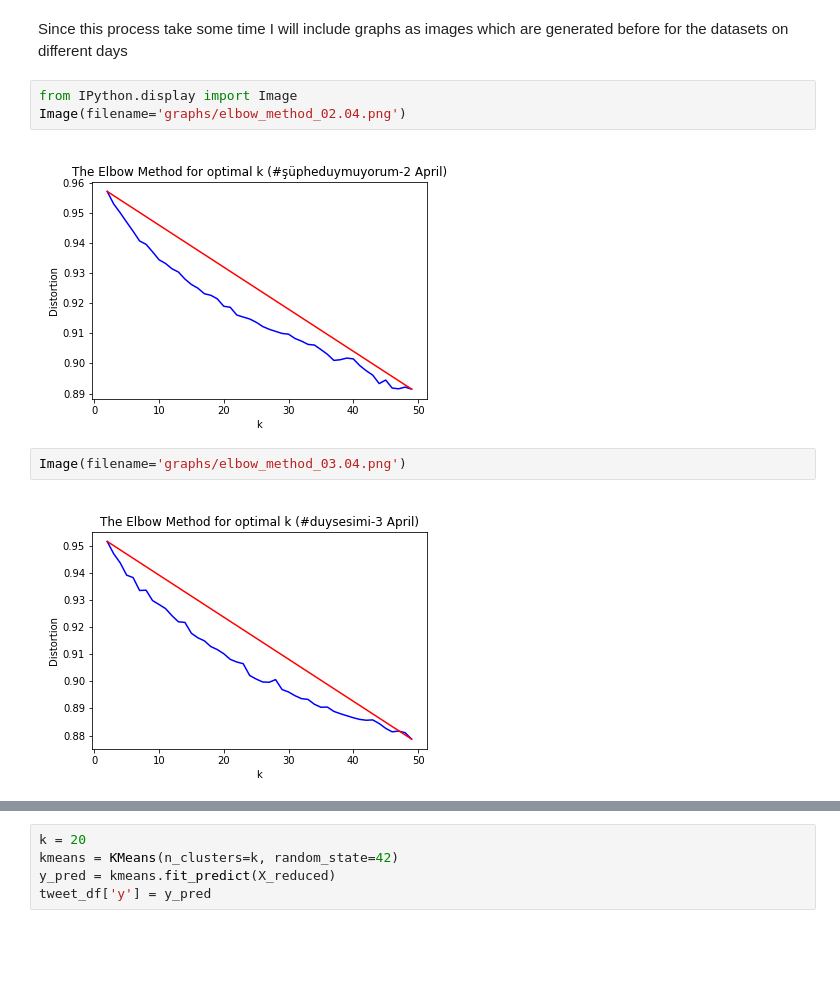
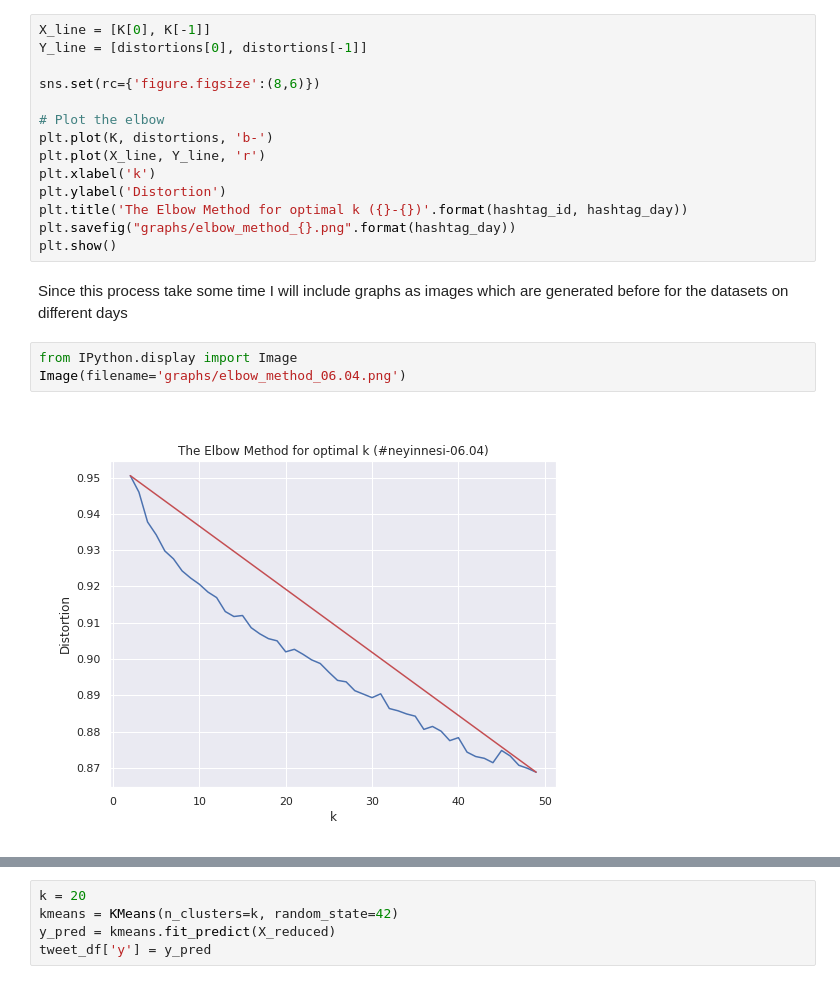
Before and after one commit to kemaltulum/hack-covid-with-nlp, a Jupyter notebook: notebooks/tweetAnalysisReport.ipynb, the cells around one changed output, grey strips where cells are left out. Saved outputs shown, nothing was run; the diff lists cells and outputs as text; blank space fills up the shorter version.

```diff
--- a/notebooks/tweetAnalysisReport.ipynb
+++ b/notebooks/tweetAnalysisReport.ipynb
@@ -268,11 +247,21 @@ plt.show()
+# %%
+X_line = [K[0], K[-1]]
+Y_line = [distortions[0], distortions[-1]]
+
+sns.set(rc={'figure.figsize':(8,6)})
+
+# Plot the elbow
+plt.plot(K, distortions, 'b-')
+plt.plot(X_line, Y_line, 'r')
+plt.xlabel('k')
+plt.ylabel('Distortion')
+plt.title('The Elbow Method for optimal k ({}-{})'.format(hashtag_id, hashtag_day))
+plt.savefig("graphs/elbow_method_{}.png".format(hashtag_day))
+plt.show()
 # %% [markdown]
 Since this process take some time I will include graphs as images which are generated before for the datasets on different days
 # %%
 from IPython.display import Image
-Image(filename='graphs/elbow_method_02.04.png')
+Image(filename='graphs/elbow_method_06.04.png')
 # %% [output]
-[figure, old version]
+[figure, new version]
-# %%
-Image(filename='graphs/elbow_method_03.04.png')
-# %% [output]
-[figure, removed]
```
Also changed, not shown: parts of 70 cells of this notebook, 25 other files.
